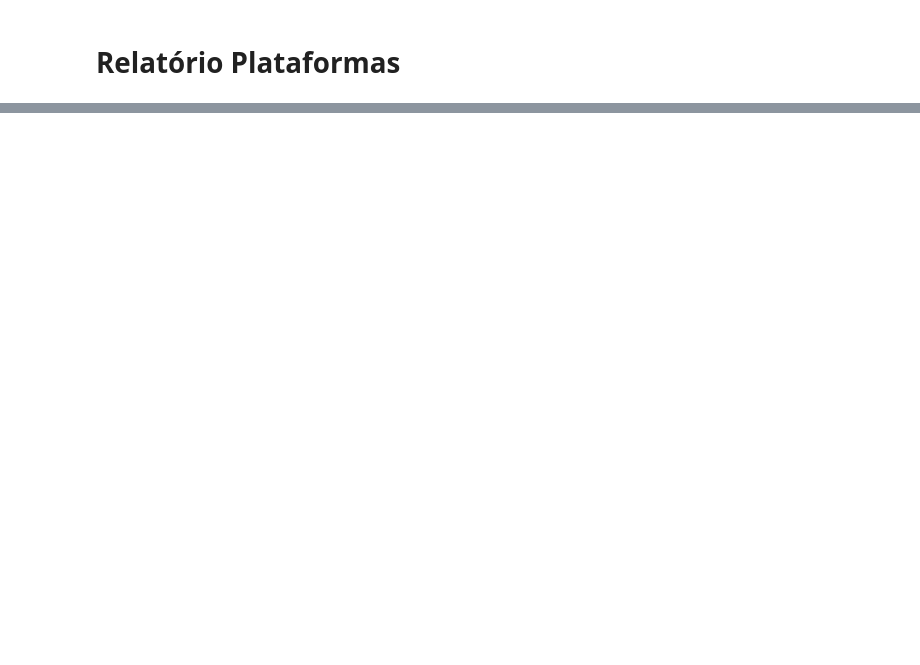
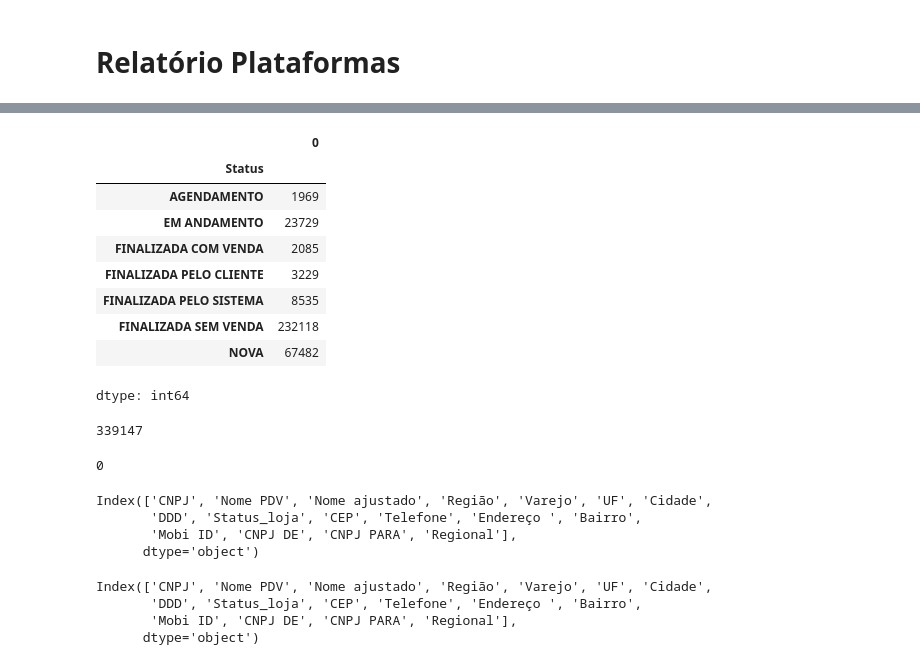
Before and after one commit to movi-data/painel_performance, a Jupyter notebook: painel_performance2.ipynb, the cells around one changed output, grey strips where cells are left out. Cells and saved outputs as stored; diff of their text form; code cells hidden in the pictures; blank space fills up the shorter version.

```diff
--- a/painel_performance2.ipynb
+++ b/painel_performance2.ipynb
@@ -77,0 +164,31 @@ leads_por_canal_mes.head()
+# %%
+# Agrupar por 'Origem'
+df_propostas_2.groupby('Status').size()
+# %% [output]
+|  | 0 |
+| Status |  |
+| AGENDAMENTO | 1969 |
+| EM ANDAMENTO | 23729 |
+| FINALIZADA COM VENDA | 2085 |
+| FINALIZADA PELO CLIENTE | 3229 |
+| FINALIZADA PELO SISTEMA | 8535 |
+| FINALIZADA SEM VENDA | 232118 |
+| NOVA | 67482 |
+dtype: int64
+# %%
+# linhas preechidas tem em 'ID Lead'
+print(df_propostas_2['Status'].count())
+# %% [output]
+339147
+# %%
+# quantas linhas vazias tem em 'ID Lead'
+print(df_propostas_2['Status'].isnull().sum())
+# %% [output]
+0
+# %%
+df_cadastro.columns
+# %% [output]
+Index(['CNPJ', 'Nome PDV', 'Nome ajustado', 'Região', 'Varejo', 'UF', 'Cidade',
+       'DDD', 'Status_loja', 'CEP', 'Telefone', 'Endereço ', 'Bairro',
+       'Mobi ID', 'CNPJ DE', 'CNPJ PARA', 'Regional'],
+      dtype='object')
@@ -77,0 +198,7 @@ leads_por_canal_mes.head()
+# %%
+df_cadastro.columns
+# %% [output]
+Index(['CNPJ', 'Nome PDV', 'Nome ajustado', 'Região', 'Varejo', 'UF', 'Cidade',
+       'DDD', 'Status_loja', 'CEP', 'Telefone', 'Endereço ', 'Bairro',
+       'Mobi ID', 'CNPJ DE', 'CNPJ PARA', 'Regional'],
+      dtype='object')
```
Also changed, not shown: parts of 30 cells of this notebook.
